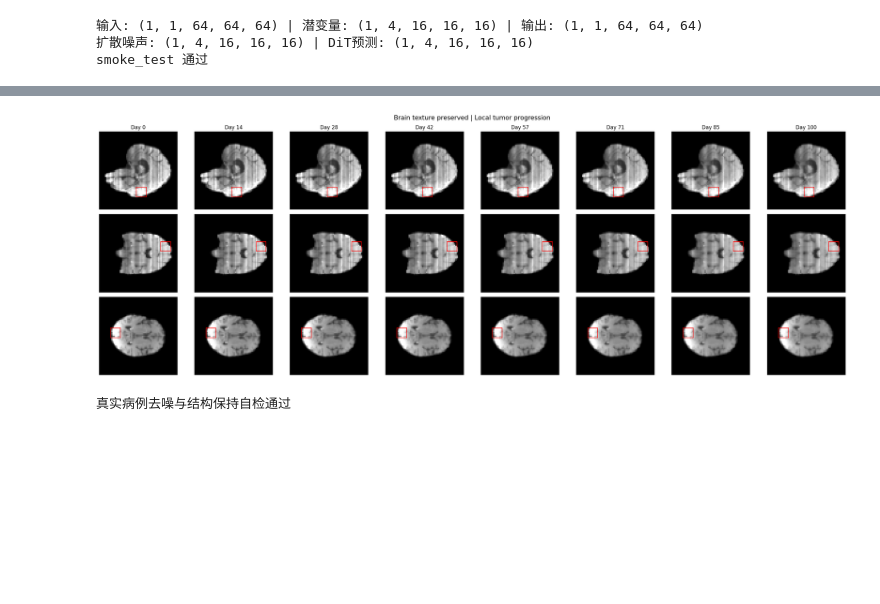
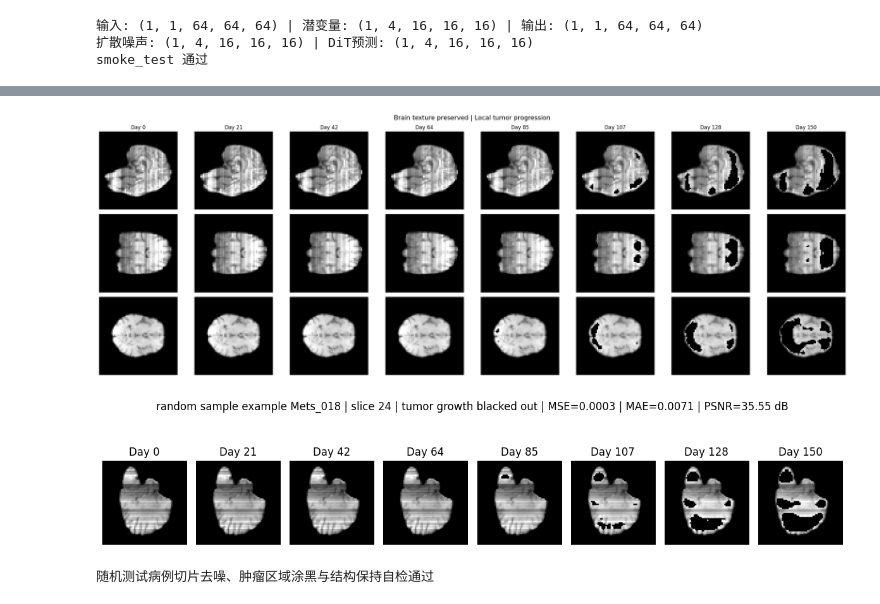
Before and after one commit to fgn2pyh2wn-afk/brain_tumour_predict, a Jupyter notebook: 脑肿瘤预测_DiT算法.ipynb, the cells around one changed output, grey strips where cells are left out. Cells and saved outputs as stored; diff of their text form; code cells hidden in the pictures; blank space fills up the shorter version.

```diff
--- a/脑肿瘤预测_DiT算法.ipynb
+++ b/脑肿瘤预测_DiT算法.ipynb
@@ -24,6 +25,8 @@ T_DIFFUSION = 200
 VAE_EPOCHS = 3
 LDM_EPOCHS = 5
 BATCH_SIZE = 1
+TRAIN_AUGMENTATIONS = 4
+EVAL_SAMPLES = 16
 DENOISE_STRENGTH = 0.35
 SHARPEN_STRENGTH = 0.24
 LESION_EXPOSURE_REDUCTION = 0.22
@@ -36,6 +39,7 @@ device = torch.device('mps' if torch.backends.mps.is_available() else 'cpu')
 print(f'运行设备: {device}')
 print(f'训练目录: {TRAIN_ROOT}')
 print(f'测试目录: {TEST_ROOT}')
+print(f'训练增强倍数: {TRAIN_AUGMENTATIONS} | 随机测试切片评估数: {EVAL_SAMPLES}')
 print(f'去噪强度: {DENOISE_STRENGTH} | 纹理增强: {SHARPEN_STRENGTH} | 病变曝光降低: {LESION_EXPOSURE_REDUCTION}')
 # %% [output]
 运行设备: mps
@@ -837,19 +1147,16 @@ def plot_full_progression(
 # %%
-# 真实测试病例：四分类识别 + 未来扩散预测
-PREDICT_DAYS = 100  # 只需修改这里，例如改成 10 即生成 Day 0 到 Day 10
+# 随机测试病例切片：未来扩散预测
+PREDICT_DAYS = 150 # 只需修改这里，例如改成 10 即生成 Day 0 到 Day 10
 AUTO_TRAIN_DIT_IF_NEEDED = True
 assert isinstance(PREDICT_DAYS, int) and PREDICT_DAYS >= 0
 
-_real_case = TEST_ROOT / 'Mets_001'
-
-# 分类是独立分支；没有真实标签/分类模型时只提示，不影响下面的扩散预测。
-if CLASSIFIER_CHECKPOINT.exists():
-    _classification_result = classify_tumor_case(_real_case)
-else:
-    print(
-        '尚未输出肿瘤类型: 未找到四分类模型。请先准备 '
-        f'{CLASSIFIER_LABEL_FILE.name}，再运行 train_tumor_classifier()。'
-    )
+_test_cases = _case_dirs(TEST_ROOT)
+if not _test_cases:
+    raise ValueError(f'{TEST_ROOT} 中没有可用测试病例')
+_real_case = random.choice(_test_cases)
+_real_volume = _load_inference_volume(_real_case)
+_real_slice_index = _select_informative_slice(_real_volume)
+print(f'本次随机测试病例: {_real_case.name} | 推理切片: {_real_slice_index}')
 
 # 首次切换到 DiT 时，旧 U-Net checkpoint 不能直接加载；自动重新训练并覆盖旧 checkpoint。
 _checkpoint_path = NOTEBOOK_DIR / 'brain_tumor_ldm.pt'
@@ -863,26 +1170,53 @@ if AUTO_TRAIN_DIT_IF_NEEDED and not _checkpoint_is_dit:
     print('检测到旧版 U-Net checkpoint，开始重新训练 DiT checkpoint...')
     vae, unet, history, test_metrics = train(TRAIN_ROOT, TEST_ROOT)
 
-# 原有未来肿瘤扩散预测功能保持不变。
+# 保持原有3D扩散预测，仅随机展示一个测试病例切片。
 _real_sequence, _real_metrics = predict_tumor_progression(
     _real_case,
     predict_delta_days=PREDICT_DAYS,
     change_strength=0.35,
 )
-print(f'真实病例推理输出: {tuple(_real_sequence.shape)} | 预测天数: {PREDICT_DAYS}')
+_random_slice_sequence = _real_sequence[:, 0, :, :, _real_slice_index]
+_source_slice = _real_volume[0, :, :, _real_slice_index].cpu()
+_target_slice = _real_sequence[-1, 0, :, :, _real_slice_index]
+_slice_mse = F.mse_loss(_target_slice, _source_slice).item()
+_slice_mae = F.l1_loss(_target_slice, _source_slice).item()
+_slice_psnr = float('inf') if _slice_mse == 0 else -10.0 * np.log10(_slice_mse)
+_display_sequence = _normalize_slice_sequence(_random_slice_sequence)
+_blackout_sequence = _blackout_tumor_growth(_real_sequence)
+_blackout_slice_sequence = _blackout_sequence[:, 0, :, :, _real_slice_index]
+_blackout_display_sequence = _normalize_slice_sequence(_blackout_slice_sequence)
+print(f'随机测试切片推理输出: {tuple(_random_slice_sequence.shape)} | 预测天数: {PREDICT_DAYS}')
+print(f'MSE: {_slice_mse:.8f}')
+print(f'MAE: {_slice_mae:.8f}')
+print(f'PSNR: {_slice_psnr:.4f} dB')
 print(
-    f"轮廓 IoU: {_real_metrics['contour_iou']:.4f} | "
-    f"纹理相关性: {_real_metrics['texture_correlation']:.4f} | "
-    f"病变区均值变化: {_real_metrics['lesion_mean_change']:+.4f}"
+    f"结构指标 | 脑轮廓 soft IoU: {_real_metrics['contour_iou']:.6f} | "
+    f"纹理相关性: {_real_metrics['texture_correlation']:.6f} | "
+    f"病变区均值变化: {_real_metrics['lesion_mean_change']:+.6f}"
 )
 assert tuple(_real_sequence.shape) == (PREDICT_DAYS + 1, 1, *IMG_SIZE)
+assert tuple(_random_slice_sequence.shape) == (PREDICT_DAYS + 1, IMG_SIZE[0], IMG_SIZE[1])
+assert tuple(_blackout_slice_sequence.shape) == (PREDICT_DAYS + 1, IMG_SIZE[0], IMG_SIZE[1])
 assert torch.isfinite(_real_sequence).all()
+assert np.isfinite(_slice_mse) and np.isfinite(_slice_mae) and np.isfinite(_slice_psnr)
 assert _real_metrics['contour_iou'] > 0.95
 assert _real_metrics['texture_correlation'] > 0.90
 plot_full_progression(
-    _real_sequence,
+    _blackout_sequence,
     days=list(range(PREDICT_DAYS + 1)),
     max_steps=min(8, PREDICT_DAYS + 1),
-)
-print('真实病例去噪与结构保持自检通过')
+    show_lesion_box=False,
+ )
+plt.figure(figsize=(12, 3))
+selected_steps = np.linspace(0, PREDICT_DAYS, min(8, PREDICT_DAYS + 1), dtype=int)
+for column, step in enumerate(selected_steps, start=1):
+    plt.subplot(1, len(selected_steps), column)
+    plt.imshow(_blackout_display_sequence[step].numpy(), cmap='gray', vmin=0, vmax=1)
+    plt.axis('off')
+    plt.title(f'Day {step}')
+plt.suptitle(f'random sample example {_real_case.name} | slice {_real_slice_index} | tumor growth blacked out | MSE={_slice_mse:.4f} | MAE={_slice_mae:.4f} | PSNR={_slice_psnr:.2f} dB')
+plt.tight_layout()
+plt.show()
+print('随机测试病例切片去噪、肿瘤区域涂黑与结构保持自检通过')
 # %% [output]
@@ -908,2 +1235,3 @@ LDM epoch 5/5 | loss 0.6219
-[figure, old version]
+[figure, new version]
+[figure, added]
-真实病例去噪与结构保持自检通过
+随机测试病例切片去噪、肿瘤区域涂黑与结构保持自检通过
```
Also changed, not shown: parts of 10 cells of this notebook, 1 other file.
